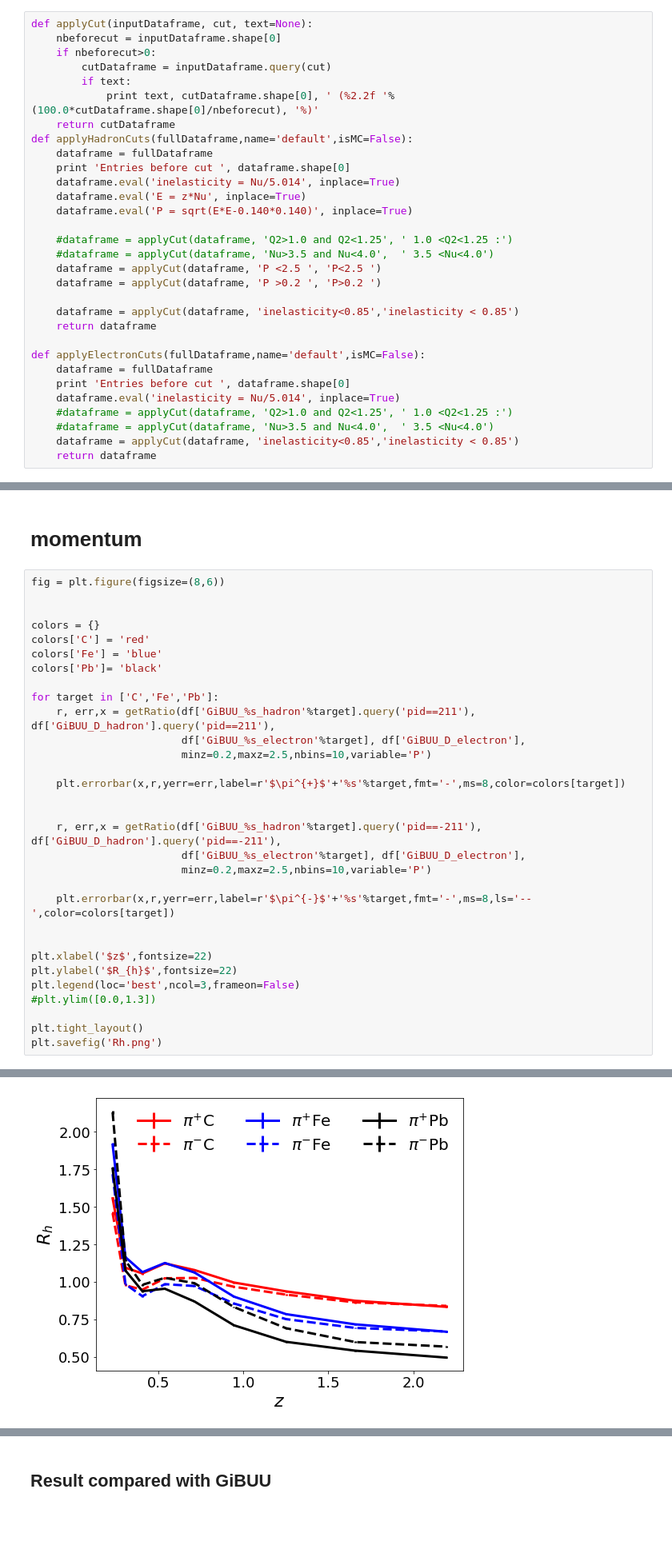
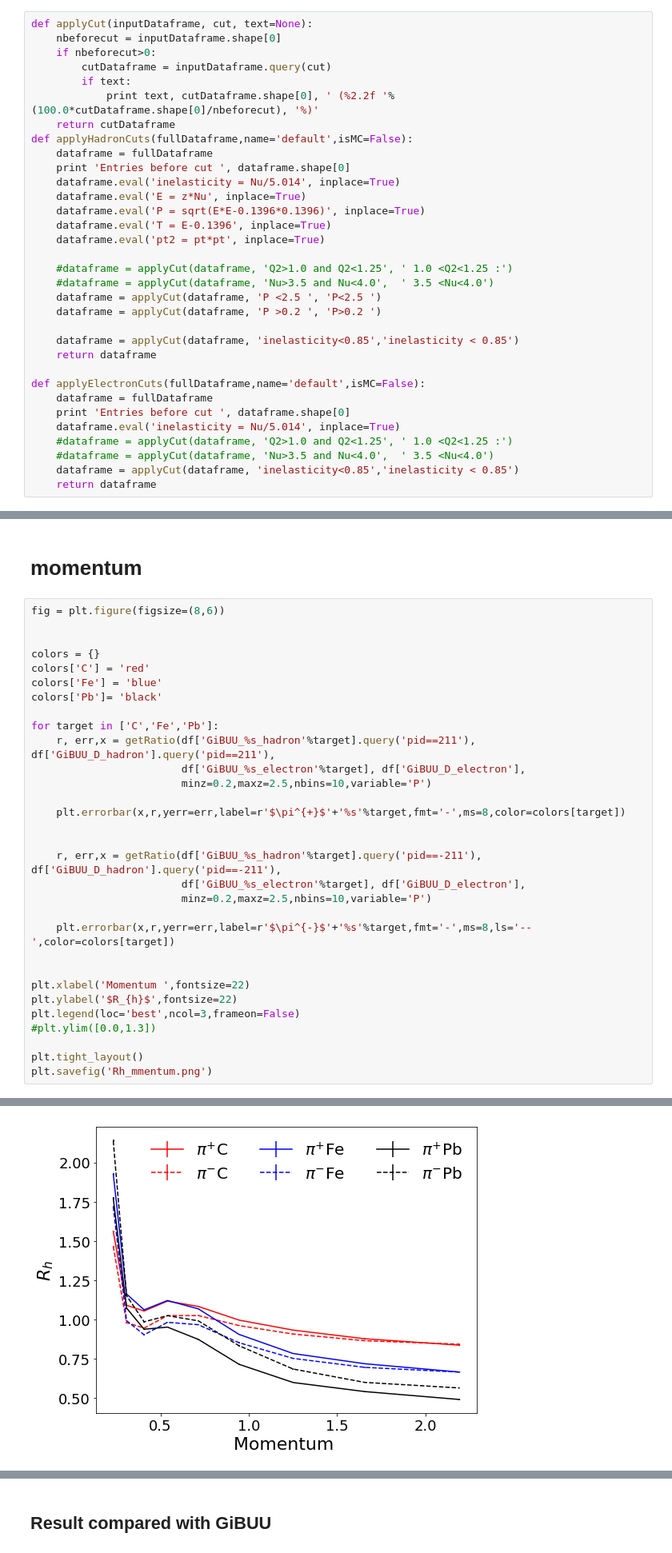
Before and after one commit to miguelignacio/eg2dihadron, a Jupyter notebook: EG2_Rh.ipynb, the cells around one changed output, grey strips where cells are left out. Shown at 80% size. Cells and saved outputs as stored; diff of their text form; blank space fills up the shorter version.

```diff
--- a/EG2_Rh.ipynb
+++ b/EG2_Rh.ipynb
@@ -36,7 +38,9 @@ def applyHadronCuts(fullDataframe,name='default',isMC=False):
     print 'Entries before cut ', dataframe.shape[0]
     dataframe.eval('inelasticity = Nu/5.014', inplace=True)
     dataframe.eval('E = z*Nu', inplace=True)
-    dataframe.eval('P = sqrt(E*E-0.140*0.140)', inplace=True)
+    dataframe.eval('P = sqrt(E*E-0.1396*0.1396)', inplace=True)
+    dataframe.eval('T = E-0.1396', inplace=True)
+    dataframe.eval('pt2 = pt*pt', inplace=True)
 
     #dataframe = applyCut(dataframe, 'Q2>1.0 and Q2<1.25', ' 1.0 <Q2<1.25 :')
     #dataframe = applyCut(dataframe, 'Nu>3.5 and Nu<4.0',  ' 3.5 <Nu<4.0')
@@ -249,11 +259,11 @@ for target in ['C','Fe','Pb']:
     plt.errorbar(x,r,yerr=err,label=r'$\pi^{-}$'+'%s'%target,fmt='-',ms=8,ls='--',color=colors[target])
 
 
-plt.xlabel('$z$',fontsize=22)
+plt.xlabel('Momentum ',fontsize=22)
 plt.ylabel('$R_{h}$',fontsize=22)
 plt.legend(loc='best',ncol=3,frameon=False)
 #plt.ylim([0.0,1.3])
 
 plt.tight_layout()
-plt.savefig('Rh.png')
+plt.savefig('Rh_mmentum.png')
 # %% [output]
@@ -272 +282 @@ Number of electron D 1000001
-[figure, old version]
+[figure, new version]
```
Also changed, not shown: parts of 57 cells of this notebook, 3 other files.
